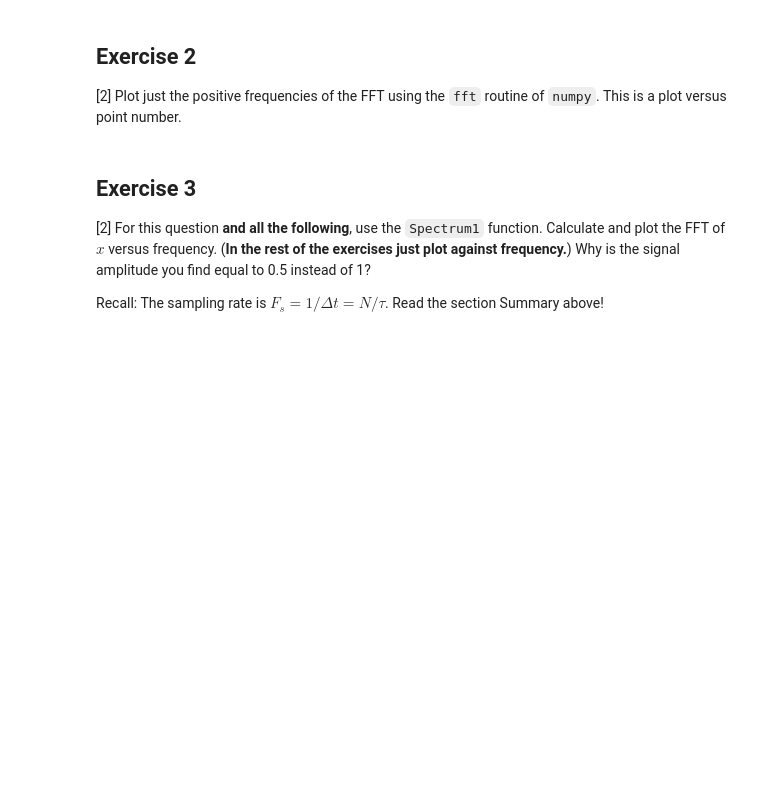
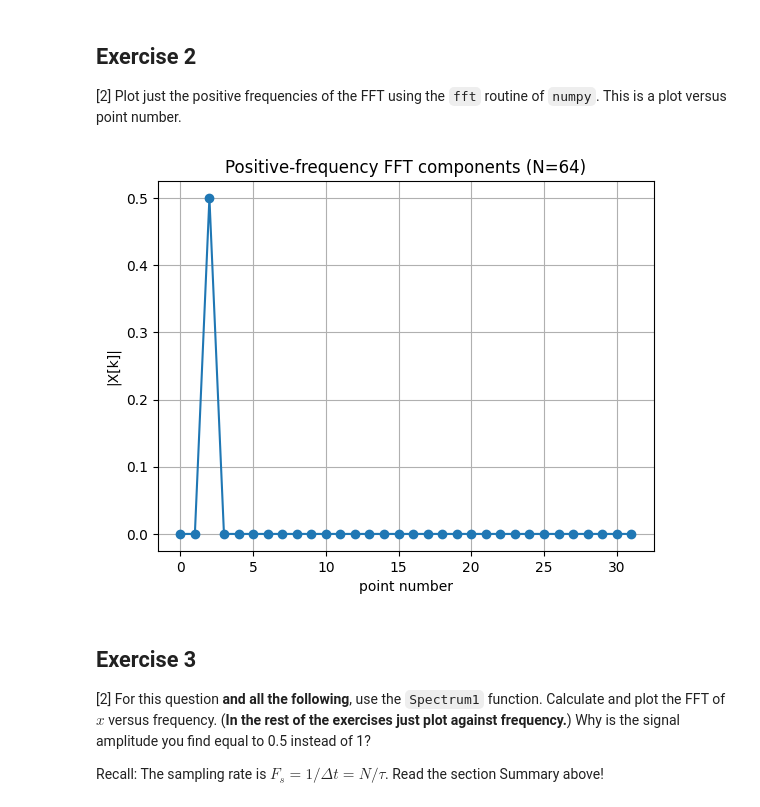
Before and after one commit to PX2145-2025/week-10-b-omarnemary2005-commits, a Jupyter notebook: FFT.ipynb, the cells around one changed output. Drawn from its saved outputs; the diff is of its cells as text; code cells hidden in the pictures; blank space fills up the shorter version.

```diff
--- a/FFT.ipynb
+++ b/FFT.ipynb
@@ -324,6 +324,22 @@ plt.show()
 
 ## Exercise 2
 [2] Plot just the positive frequencies of the FFT using the `fft` routine of `numpy`. This is a plot versus point number.
+# %%
+# FFT of the original signal
+
+X = np.fft.fft(x) / N     # Normalised FFT
+
+X_pos = X[:N//2]          # positive-frequency half
+
+# Plotting magnitude against point number
+plt.plot(np.abs(X_pos), 'o-')
+plt.title('Positive-frequency FFT components (N=64)')
+plt.xlabel('point number')
+plt.ylabel('|X[k]|')
+plt.grid()
+plt.show()
+# %% [output]
+[figure, added]
 # %% [markdown]
 ## Exercise 3
 
```
Also changed, not shown: parts of 2 cells of this notebook.
